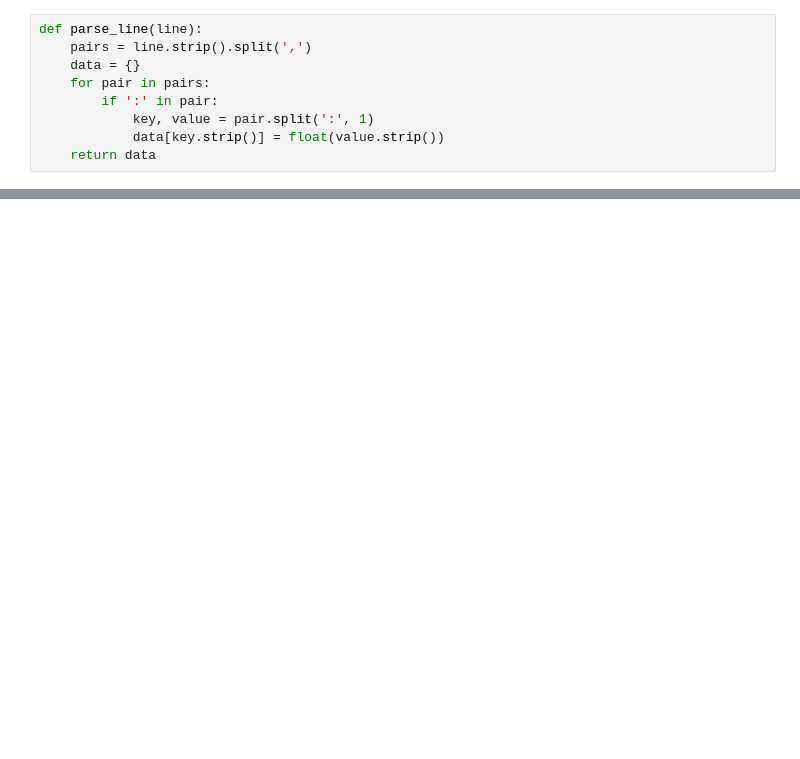
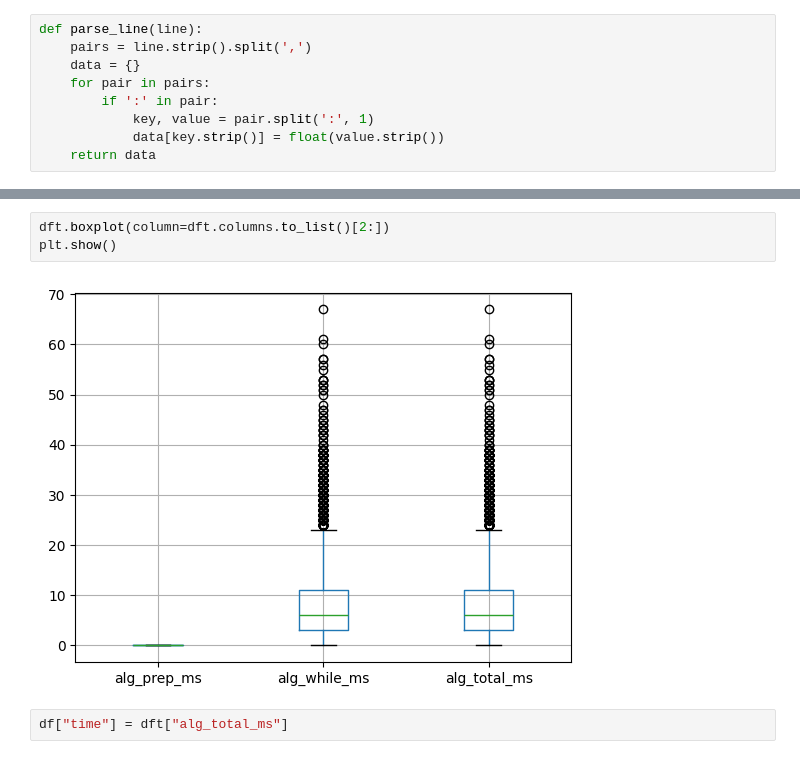
Before and after one commit to po-oya/pisa, a Jupyter notebook: analysis/data_collection.ipynb, the cells around one changed output, grey strips where cells are left out. Saved outputs shown, nothing was run; the diff lists cells and outputs as text; blank space fills up the shorter version.

```diff
--- a/analysis/data_collection.ipynb
+++ b/analysis/data_collection.ipynb
@@ -40,0 +78,7 @@ df.boxplot(column=df_cols[2:])
+# %%
+dft.boxplot(column=dft.columns.to_list()[2:])
+plt.show()
+# %% [output]
+[figure, added]
+# %%
+df["time"] = dft["alg_total_ms"]
```
Also changed, not shown: parts of 33 cells of this notebook, 1 other file.
